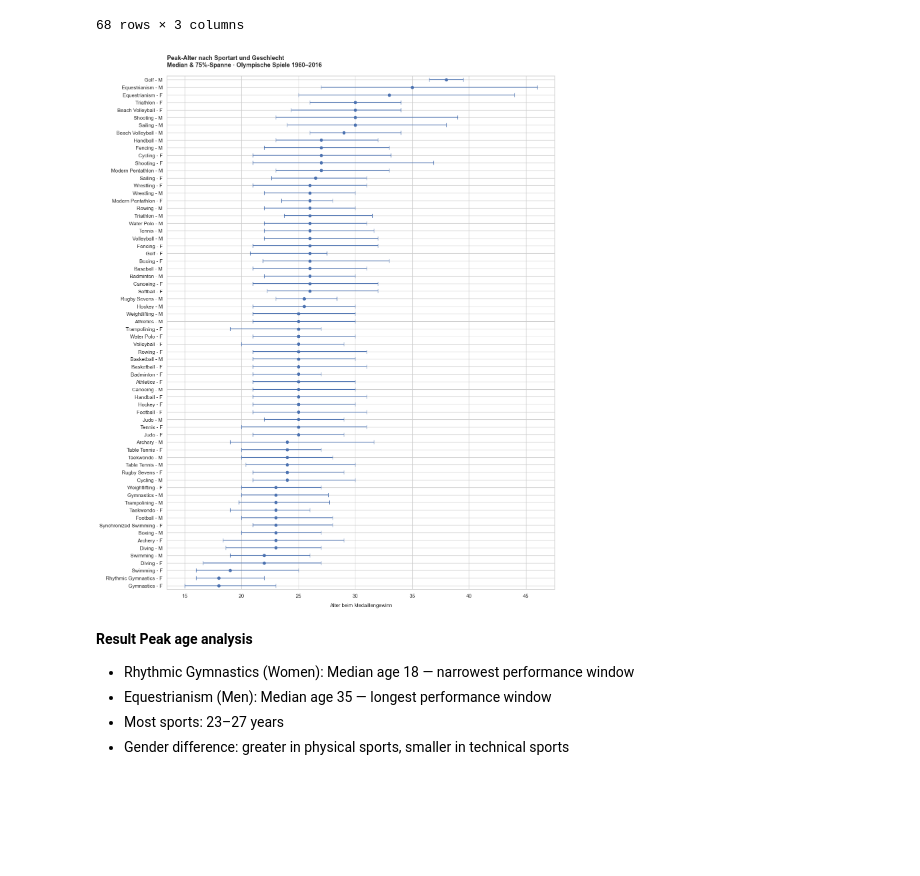
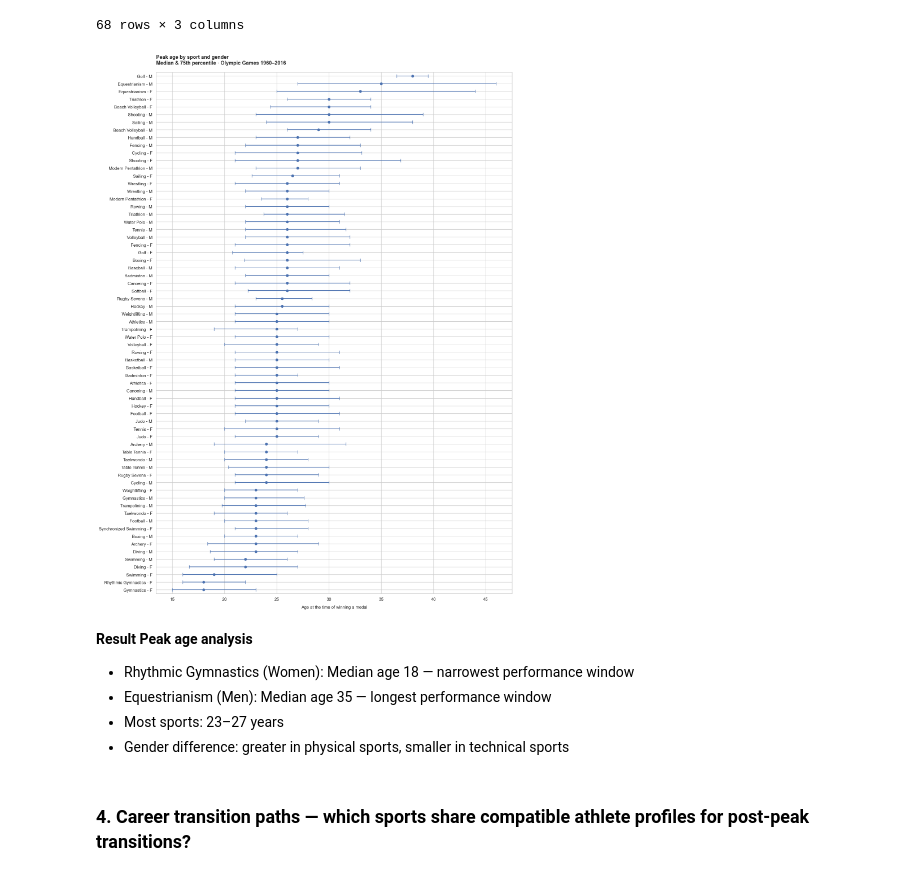
Before and after one commit to andre-janssen/olympic-athlete-analytics, a Jupyter notebook: analysis/olympics_analysis.ipynb, the cells around one changed output. Cells and saved outputs as stored; diff of their text form; code cells hidden in the pictures; blank space fills up the shorter version.

```diff
--- a/analysis/olympics_analysis.ipynb
+++ b/analysis/olympics_analysis.ipynb
@@ -27,6 +27,7 @@ df = pd.read_sql("""
         s.sport,
         d.year,
         m.medal_name,
+        e.name AS event_name,
         f.age_at_event,
         f.body_size_at_event,
         f.body_weight_at_event,
@@ -215,35 +217,38 @@ display(df_peak_summary)
 # %%
 # Vizualize results
 
 df_peak_summary["Lower Border"] = df_peak_summary["Medianes Medaillenalter"] - df_peak_summary["12.5%-Quartil"]
 df_peak_summary["Upper Border"] = df_peak_summary["87.5%-Quartil"] - df_peak_summary["Medianes Medaillenalter"]
 
 df_peak_summary = df_peak_summary.sort_values("Medianes Medaillenalter")
 
 sns.set_theme(style="whitegrid")
 
 fig, ax = plt.subplots(figsize=(15, 20))
 
 ax.errorbar(
     x=df_peak_summary["Medianes Medaillenalter"],
     y=[" - ".join([i[0], i[1]]) for i in df_peak_summary.index],
     xerr=[df_peak_summary["Lower Border"], df_peak_summary["Upper Border"]],
     fmt="o",
     capsize=4,
 )
 
-ax.set_title("Peak-Alter nach Sportart und Geschlecht\nMedian & 75%-Spanne · Olympische Spiele 1960–2016",
+ax.set_title("Peak age by sport and gender\nMedian & 75th percentile · Olympic Games 1960–2016",
              fontsize=13, fontweight="bold", loc="left", pad=20)
 
-ax.set_xlabel("Alter beim Medaillengewinn", fontsize=11, labelpad=10)
+ax.set_xlabel("Age at the time of winning a medal", fontsize=11, labelpad=10)
 ax.set_ylim(-0.5, len(df_peak_summary) - 0.5)
 
+plt.tight_layout()
 plt.show()
 # %% [output]
-[figure, old version]
+[figure, new version]
 # %% [markdown]
 **Result Peak age analysis**
 - Rhythmic Gymnastics (Women): Median age 18  — narrowest performance window
 - Equestrianism (Men): Median age 35  — longest performance window
 - Most sports: 23–27 years
 - Gender difference: greater in physical sports, smaller in technical sports
+# %% [markdown]
+### 4. Career transition paths — which sports share compatible athlete profiles for post-peak transitions?
```
Also changed, not shown: parts of 13 cells of this notebook, 2 other files.
